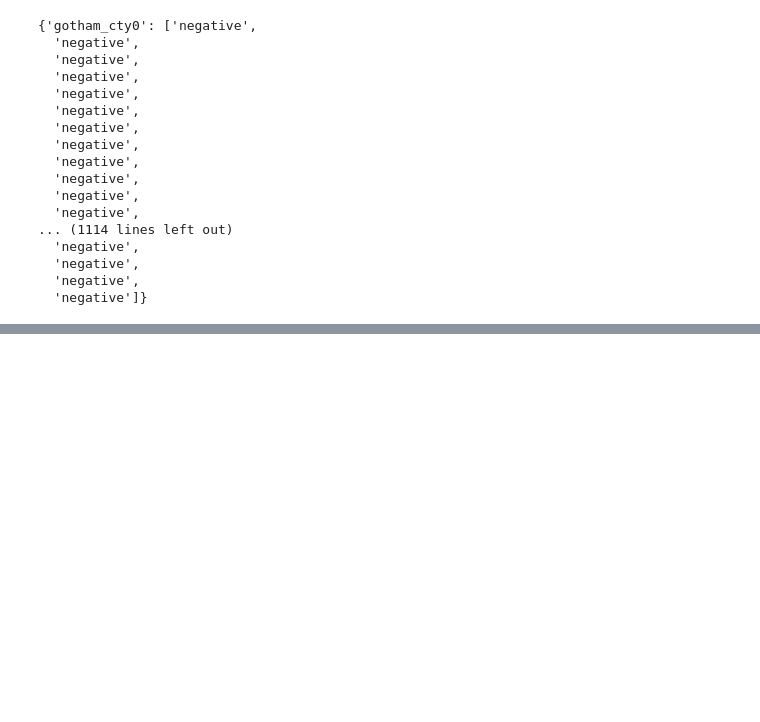
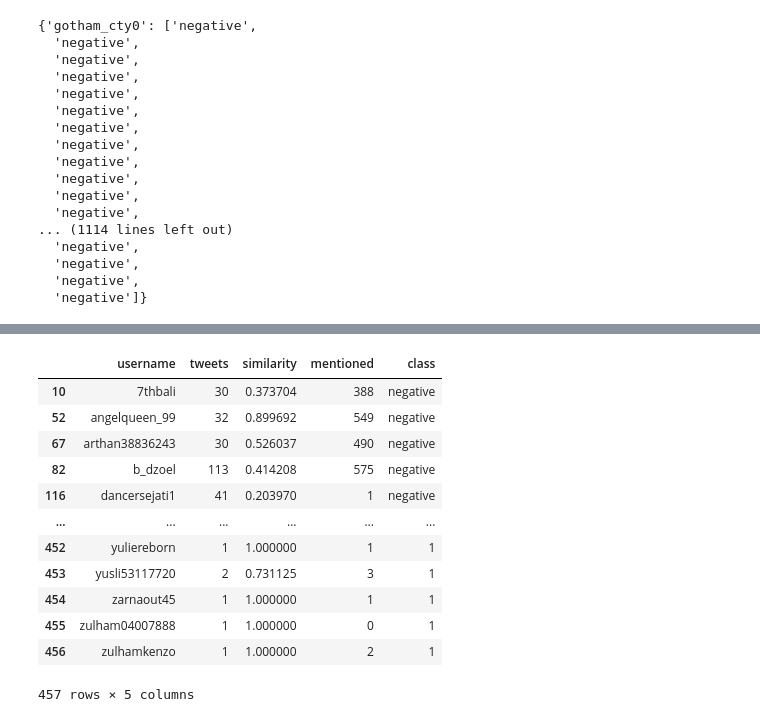
Before and after one commit to EdoYogatama/DataMining2021, a Jupyter notebook: FinalProject/Clustering.ipynb, the cells around one changed output, grey strips where cells are left out. Drawn from its saved outputs; the diff is of its cells as text; code cells hidden in the pictures; blank space fills up the shorter version.

```diff
--- a/FinalProject/Clustering.ipynb
+++ b/FinalProject/Clustering.ipynb
@@ -590,0 +630,18 @@ resDict
+# %%
+res_Cos_KM_Df = pd.concat([buzzerDf, nonbuzzerDf])
+res_Cos_KM_Df.to_csv('./data/Result_Cos_KM.csv')
+res_Cos_KM_Df
+# %% [output]
+|  | username | tweets | similarity | mentioned | class |
+| 10 | 7thbali | 30 | 0.373704 | 388 | negative |
+| 52 | angelqueen_99 | 32 | 0.899692 | 549 | negative |
+| 67 | arthan38836243 | 30 | 0.526037 | 490 | negative |
+| 82 | b_dzoel | 113 | 0.414208 | 575 | negative |
+| 116 | dancersejati1 | 41 | 0.203970 | 1 | negative |
+| ... | ... | ... | ... | ... | ... |
+| 452 | yuliereborn | 1 | 1.000000 | 1 | 1 |
+| 453 | yusli53117720 | 2 | 0.731125 | 3 | 1 |
+| 454 | zarnaout45 | 1 | 1.000000 | 1 | 1 |
+| 455 | zulham04007888 | 1 | 1.000000 | 0 | 1 |
+| 456 | zulhamkenzo | 1 | 1.000000 | 2 | 1 |
+457 rows × 5 columns
```
Also changed, not shown: parts of 11 cells of this notebook, 4 other files.
